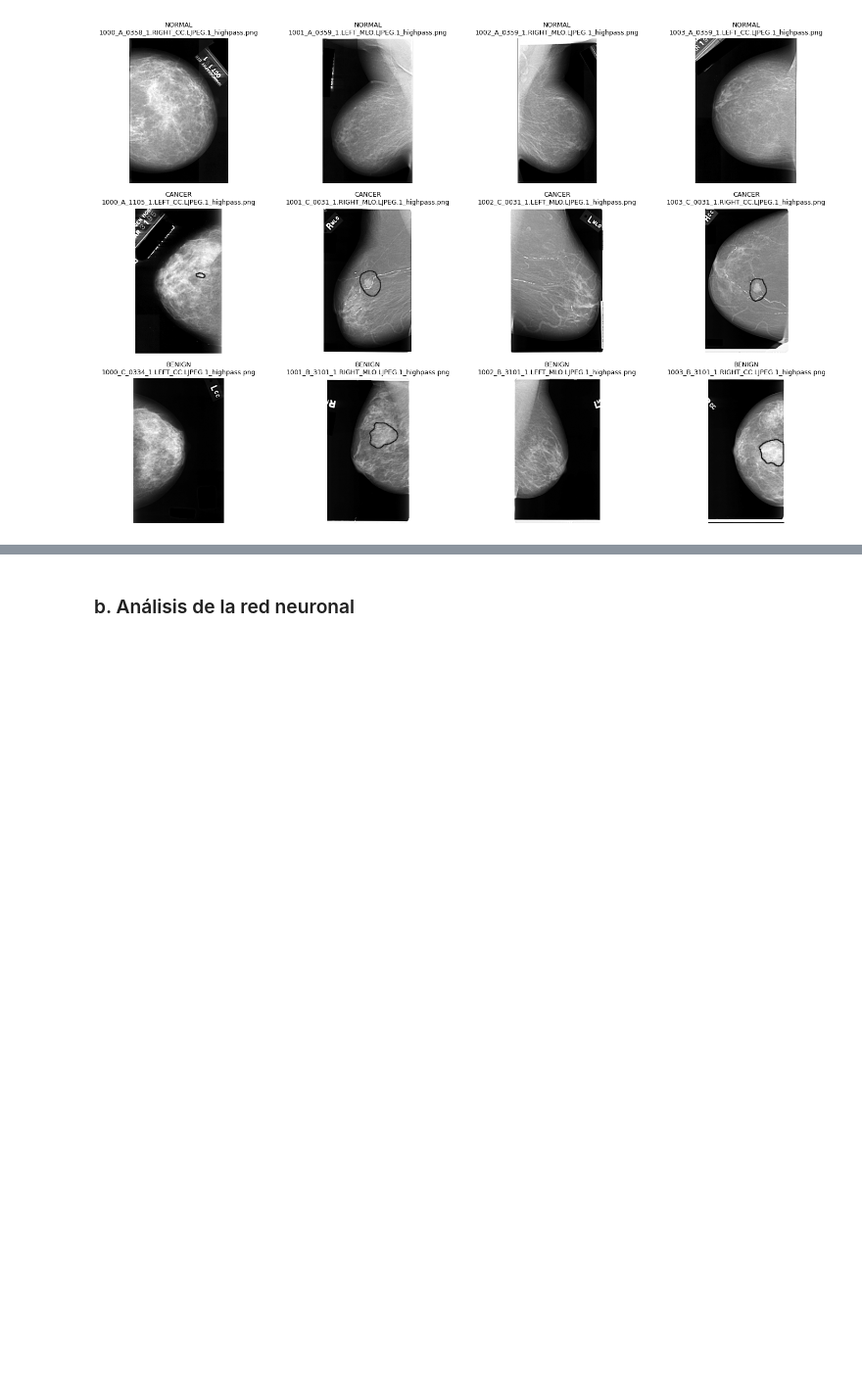
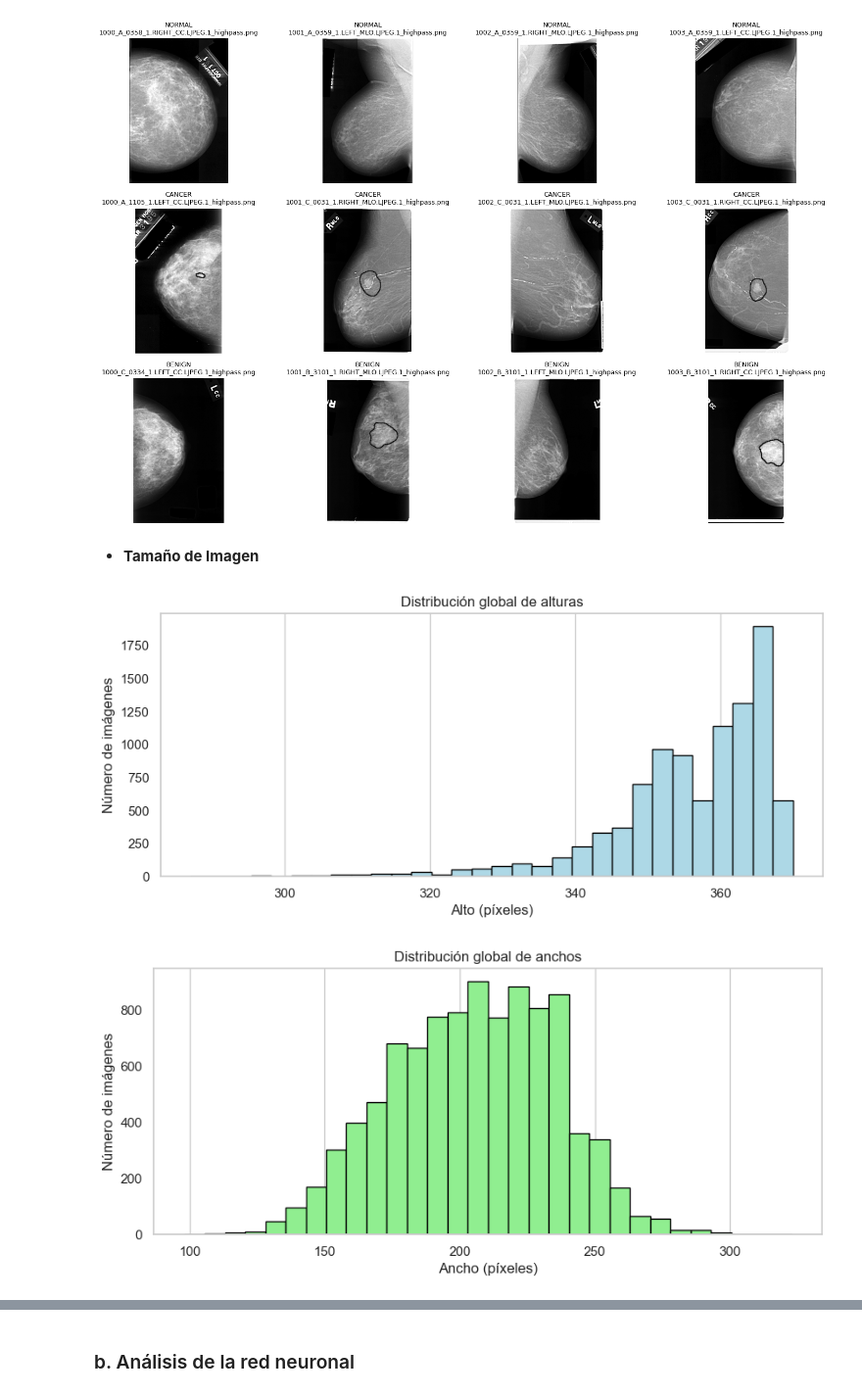
Before and after one commit to LuEnciso21/ImagenesMedicas, a Jupyter notebook: TrabajoCuatro/TrabajoCuatro.ipynb, the cells around one changed output, grey strips where cells are left out. Shown at 98% size. Cells and saved outputs as stored; diff of their text form; code cells hidden in the pictures; blank space fills up the shorter version.

```diff
--- a/TrabajoCuatro/TrabajoCuatro.ipynb
+++ b/TrabajoCuatro/TrabajoCuatro.ipynb
@@ -179,3 +205,45 @@ plt.tight_layout()
 plt.show()
 # %% [output]
 [figure]
+# %% [markdown]
+* **Tamaño de Imagen**
+# %%
+class_names = ["Normal", "Benign", "Cancer"]
+
+heights = []
+widths = []
+
+for class_name in class_names:
+    folder_path = os.path.join(base_dir, class_name)
+    if not os.path.exists(folder_path):
+        print(f"Carpeta no encontrada: {folder_path}")
+        continue
+    for file in os.listdir(folder_path):
+        if file.lower().endswith((".png", ".jpg", ".jpeg")):
+            img_path = os.path.join(folder_path, file)
+            img = cv2.imread(img_path, cv2.IMREAD_GRAYSCALE)
+            if img is not None:
+                h, w = img.shape
+                heights.append(h)
+                widths.append(w)
+
+# Histograma alturas
+plt.figure(figsize=(10,4))
+plt.hist(heights, bins=30, color="lightblue", edgecolor="black")
+plt.title("Distribución global de alturas")
+plt.xlabel("Alto (píxeles)")
+plt.ylabel("Número de imágenes")
+plt.grid(axis="y")
+plt.show()
+
+# Histograma anchos
+plt.figure(figsize=(10,4))
+plt.hist(widths, bins=30, color="lightgreen", edgecolor="black")
+plt.title("Distribución global de anchos")
+plt.xlabel("Ancho (píxeles)")
+plt.ylabel("Número de imágenes")
+plt.grid(axis="y")
+plt.show()
+# %% [output]
+[figure, added]
+[figure, added]
```
Also changed, not shown: parts of 13 cells of this notebook.
